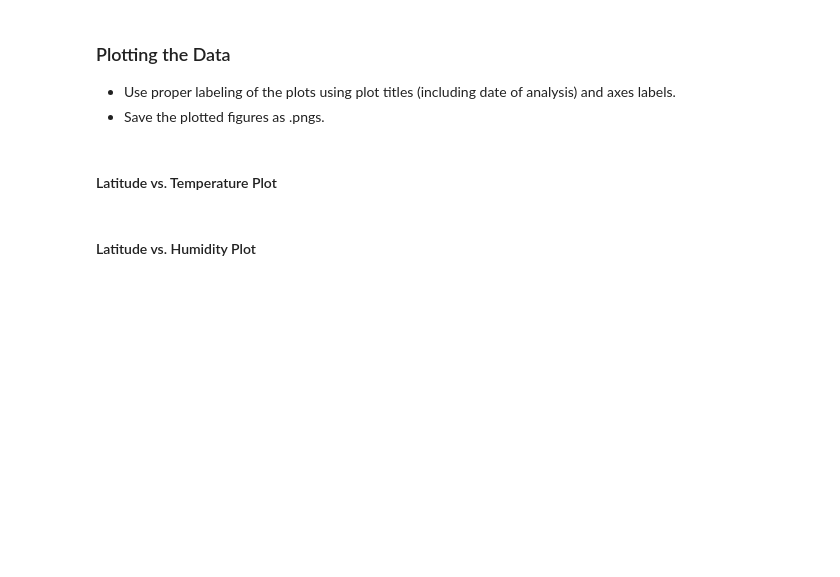
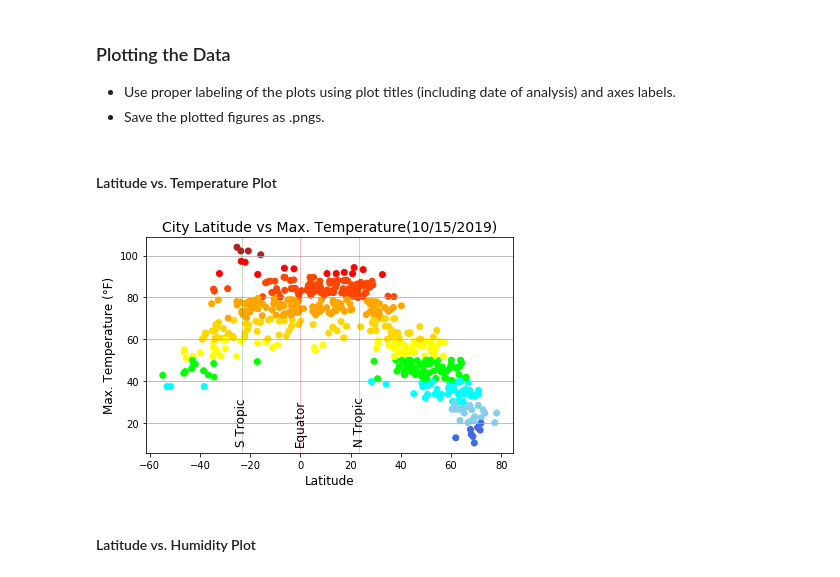
Before and after one commit to gkumar24/DataViz-HW06-PythonAPI, a Jupyter notebook: WeatherPy/WeatherPy.ipynb, the cells around one changed output. Saved outputs shown, nothing was run; the diff lists cells and outputs as text; code cells hidden in the pictures; blank space fills up the shorter version.

Commit message:
Completed coding, and graph

```diff
--- a/WeatherPy/WeatherPy.ipynb
+++ b/WeatherPy/WeatherPy.ipynb
@@ -55,3 +84,7 @@ len(cities)
 ### Perform API Calls
 * Perform a weather check on each city using a series of successive API calls.
 * Include a print log of each city as it'sbeing processed (with the city number and city name).
+# %%
+# Create Cities Dataframe to store the data
+cities_df = pd.DataFrame({"City": cities})
+cities_df["City"]
@@ -57,0 +104,11 @@ len(cities)
+# %%
+# Add columns to store Weather data
+cities_df["Country"] = ""
+cities_df["Lat"] = ""
+cities_df["Lon"] = ""
+cities_df["Date"] = ""
+cities_df["Max Temp"] = np.nan
+cities_df["Humidity"] = np.nan
+cities_df["Cloudiness"] = np.nan
+cities_df["Wind Speed"] = np.nan
+cities_df
@@ -61,0 +203,5 @@ len(cities)
+# %%
+# Drop cities with no value returned
+cities_df = cities_df.dropna(axis = 0, how='any')
+# City Dataframe, count to validate
+cities_df.count()
@@ -65,5 +279,35 @@ len(cities)
 * Save the plotted figures as .pngs.
 # %% [markdown]
 #### Latitude vs. Temperature Plot
+# %%
+# Create scatter plot to show the Max. Temperature, for the latitude
+plt.scatter(cities_df["Lat"], cities_df["Max Temp"], marker="o", color=cities_df["Temp Color"])
+
+#Title, X and Y axis labels
+plt.grid(b=True, axis="y")
+plt.title(f'City Latitude vs Max. Temperature({today_date})', fontsize=14)
+plt.xlabel('Latitude', fontsize=12)
+plt.ylabel(f'Max. Temperature ({Temp_scale})', fontsize=12)
+
+#lines for Tropic or Capricon (South Tropic), Tropic of Cancer (North Tropic) and Equator
+plt.axvline(0, linestyle='-', color='red', alpha=0.5, linewidth=0.5)
+plt.axvline(-23.4, linestyle='-', color='green', alpha=0.5, linewidth=0.5)
+plt.axvline(23.4, linestyle='-', color='green', alpha=0.5, linewidth=0.5)
+
+#Text markers for each of the latitude lines.
+xmark = [-23.4,0,23.4]
+ymark = cities_df["Max Temp"].min()
+xlabel = ["S Tropic","Equator","N Tropic"]
+
+for ind in [0,1,2]:
+    plt.text(x = xmark[ind] , y = ymark, s = xlabel[ind], size = 12, horizontalalignment='center', rotation=90, color='black')
+
+# fit layout
+plt.tight_layout()
+
+# Save the Figure
+plt.savefig("Images/Latitude_vs_Temperature.png")
+# %% [output]
+[figure, added]
 # %% [markdown]
 #### Latitude vs. Humidity Plot
```
Also changed, not shown: parts of 17 cells of this notebook, 5 other files.
